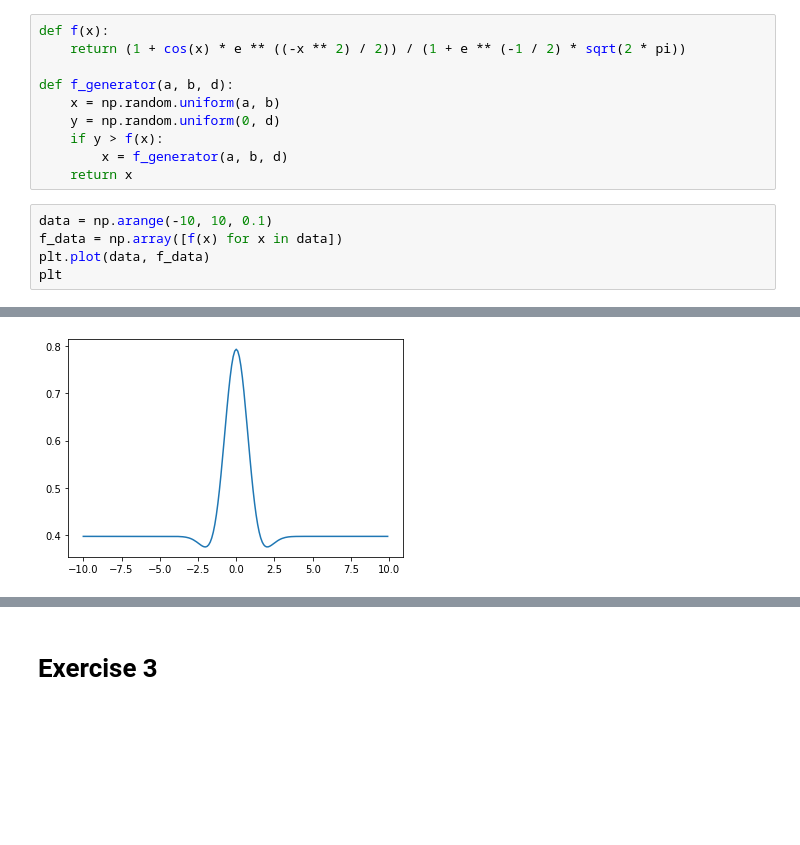
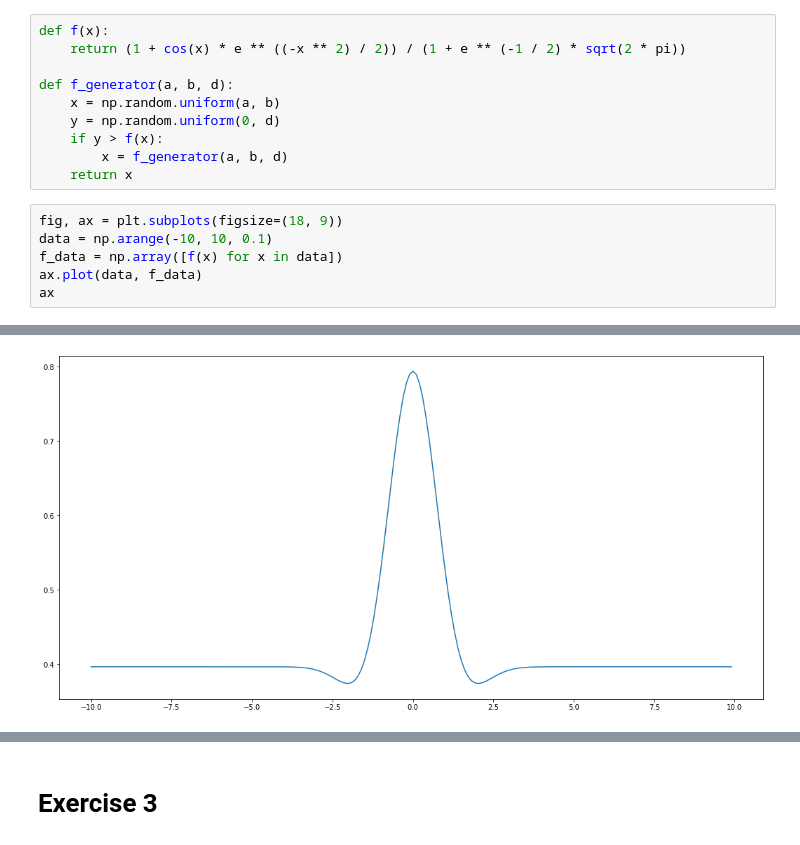
Before and after one commit to stapaw/financial_math, a Jupyter notebook: lab1/lab1.ipynb, the cells around one changed output, grey strips where cells are left out. Saved outputs shown, nothing was run; the diff lists cells and outputs as text; blank space fills up the shorter version.

```diff
--- a/lab1/lab1.ipynb
+++ b/lab1/lab1.ipynb
@@ -97,8 +123,9 @@ def f_generator(a, b, d):
         x = f_generator(a, b, d)
     return x
 # %%
+fig, ax = plt.subplots(figsize=(18, 9))
 data = np.arange(-10, 10, 0.1)
 f_data = np.array([f(x) for x in data])
-plt.plot(data, f_data)
-plt
+ax.plot(data, f_data)
+ax
 # %% [output]
@@ -106,2 +133,2 @@ plt
-[figure, old version]
+[figure, new version]
 # %%
```
Also changed, not shown: parts of 14 cells of this notebook.
